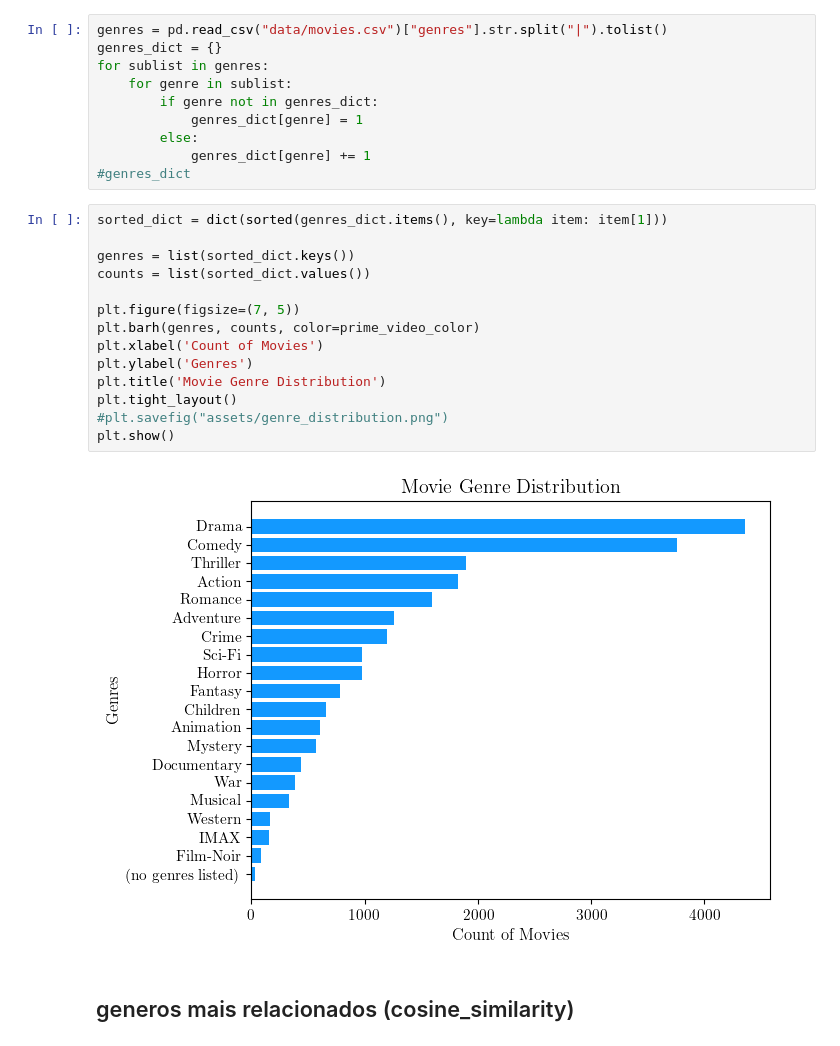
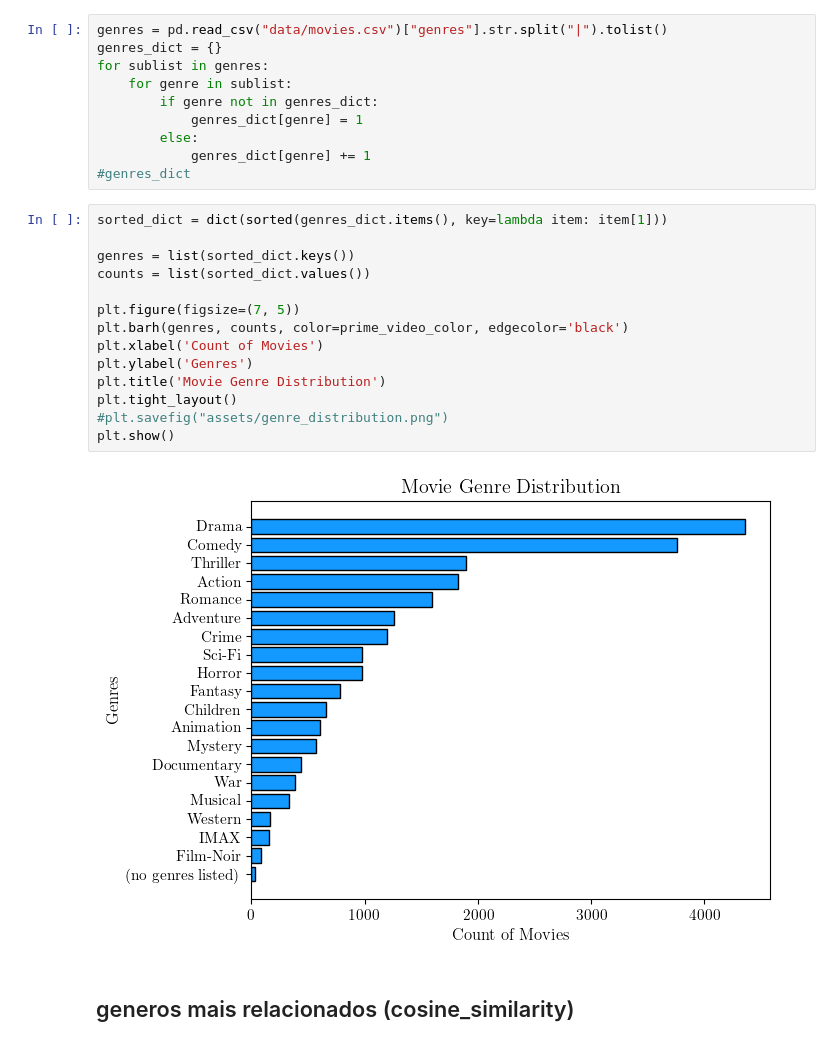
Before and after one commit to jepe06/Project2--Recommender-System, a Jupyter notebook: 02 data_vis.ipynb, the cells around one changed output. Cells and saved outputs as stored; diff of their text form.

```diff
--- a/02 data_vis.ipynb
+++ b/02 data_vis.ipynb
@@ -32,19 +32,19 @@ for sublist in genres:
 # %%
 sorted_dict = dict(sorted(genres_dict.items(), key=lambda item: item[1]))
 
 genres = list(sorted_dict.keys())
 counts = list(sorted_dict.values())
 
 plt.figure(figsize=(7, 5))
-plt.barh(genres, counts, color=prime_video_color)
+plt.barh(genres, counts, color=prime_video_color, edgecolor='black')
 plt.xlabel('Count of Movies')
 plt.ylabel('Genres')
 plt.title('Movie Genre Distribution')
 plt.tight_layout()
 #plt.savefig("assets/genre_distribution.png")
 plt.show()
 # %% [output]
-[figure, old version]
+[figure, new version]
 # %% [markdown]
 ## generos mais relacionados (cosine_similarity)
 # %%
```
Also changed, not shown: parts of 4 cells of this notebook, 20 other files.
